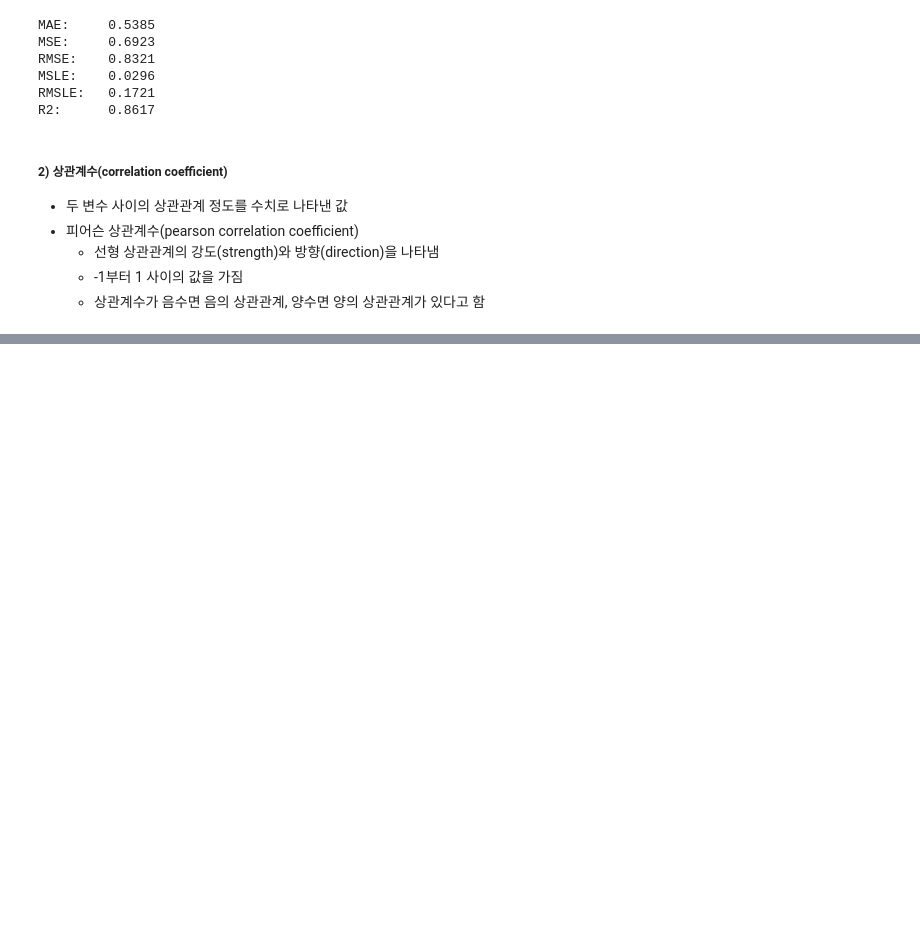
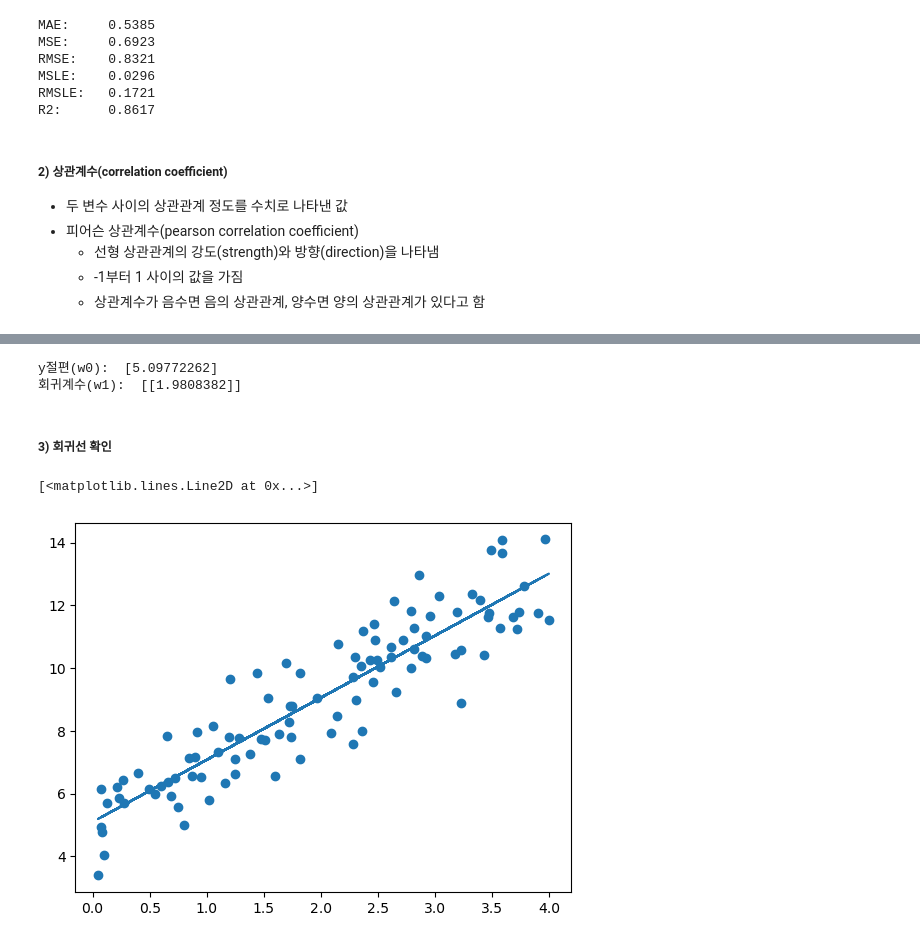
Before and after one commit to hbhb0311/DataAnalysis, a Jupyter notebook: ml_basic.ipynb, the cells around one changed output, grey strips where cells are left out. Cells and saved outputs as stored; diff of their text form; code cells hidden in the pictures; blank space fills up the shorter version.

```diff
--- a/ml_basic.ipynb
+++ b/ml_basic.ipynb
@@ -66,0 +360,21 @@ R2:      0.8617
+# %%
+from sklearn.linear_model import LinearRegression
+
+linear_reg_model = LinearRegression()
+linear_reg_model.fit(x, y)
+
+print('y절편(w0): ', linear_reg_model.intercept_)
+print('회귀계수(w1): ', linear_reg_model.coef_)
+# %% [output]
+y절편(w0):  [5.09772262]
+회귀계수(w1):  [[1.9808382]]
+# %% [markdown]
+##### 3) 회귀선 확인
+# %%
+y_pred = linear_reg_model.predict(x)
+
+plt.scatter(x, y)
+plt.plot(x, y_pred)
+# %% [output]
+[<matplotlib.lines.Line2D at 0x...>]
+[figure, added]
```
Also changed, not shown: parts of 31 cells of this notebook.
